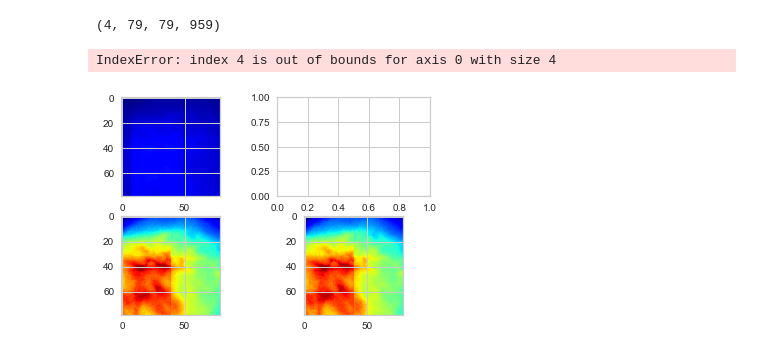
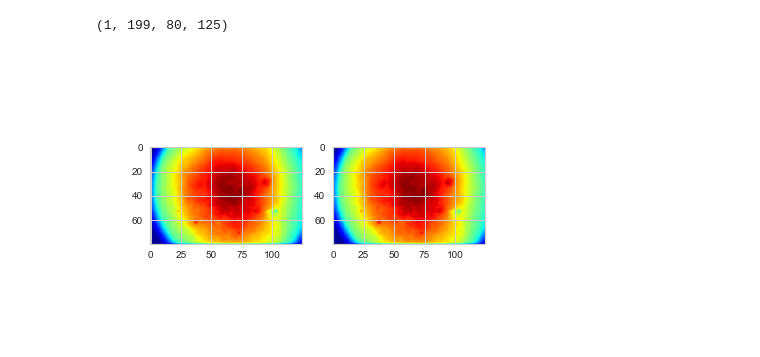
Before and after one commit to john-judge/ZDA_Explorer, a Jupyter notebook: sample_analysis_snr_cluster.ipynb, the cells around one changed output. Drawn from its saved outputs; the diff is of its cells as text; code cells hidden in the pictures.

```diff
--- a/sample_analysis_snr_cluster.ipynb
+++ b/sample_analysis_snr_cluster.ipynb
@@ -6,14 +8,14 @@ import matplotlib.pyplot as plt
 ##################################################
 
 datadir = "." # All ZDA files in this directory + subdirectories are loaded
-selected_filename = "07-09-21_02_01" # focus for subsequent analysis
+selected_filename = "Untitled004" # focus for subsequent analysis
 
 # Spatial area to investigate
-y_range = [45,-2] #[10, 40]
-x_range = [0,-2] #[41, 79]
+#y_range = [45,-2]
+#x_range = [0,-2]
 
 # Temporal area to investigate
-time_window = [40,-1]
+#time_window = [40,-1]
 # %%
 ############## Driver script: begin ##############
 ##################################################
@@ -21,5 +23,5 @@ time_window = [40,-1]
 # Load data
 processed = [] # to avoid re-processing later
 data_loader = DataLoader()
-data_loader.load_all_zda(data_dir=datadir + "/zda_targets")
+data_loader.load_all_tsm(data_dir=datadir + "/tsm_targets")
 # %% [output]
@@ -36,17 +48,14 @@ selected_data.clip_data(t_range=[40,-1])
 raw_data, meta, rli = selected_data.get_data(), selected_data.get_meta(), selected_data.get_rli()
 # %%
 # view frames
-fig, axes = plt.subplots(2, 2)
+fig, axes = plt.subplots(1, 2)
 print(raw_data.shape)
-axes[1][0].imshow(raw_data[0,:,:,0],cmap='jet')
-axes[1][1].imshow(raw_data[0,:,:,-1],cmap='jet')
-axes[0][0].imshow(raw_data[1,:,:,0],cmap='jet')
-axes[0][1].imshow(raw_data[4,:,:,-1],cmap='jet')
+axes[0].imshow(raw_data[0,0,:,:],cmap='jet')
+axes[1].imshow(raw_data[0,-1,:,:],cmap='jet')
 plt.show()
 # %% [output]
-(4, 79, 79, 959)
+(1, 199, 80, 125)
-IndexError: index 4 is out of bounds for axis 0 with size 4
-[figure, old version]
+[figure, new version]
 # %%
 # view a trace
 tr = Tracer()
```
Also changed, not shown: parts of 6 cells of this notebook, 4 other files.
